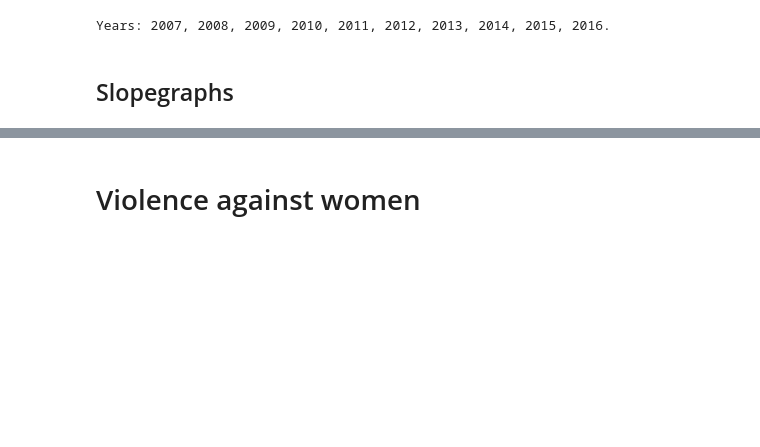
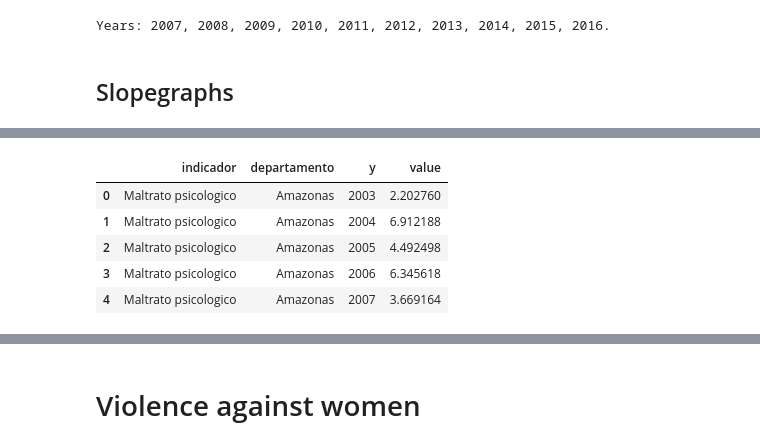
Before and after one commit to renato145/peru-stats, a Jupyter notebook: nbs/explore_inei_series_vars.ipynb, the cells around one changed output, grey strips where cells are left out. Cells and saved outputs as stored; diff of their text form; code cells hidden in the pictures; blank space fills up the shorter version.

```diff
--- a/nbs/explore_inei_series_vars.ipynb
+++ b/nbs/explore_inei_series_vars.ipynb
@@ -155,0 +147,14 @@ chart
+# %%
+year = 2016
+unidad = 'casos por cada 10,000 habitantes'
+df_v = inei_series.get_data_series(df, violence_vars, ratio_by=inei_series.FLDS_POPULATION,
+                                   ratio_desc=unidad, ratio_mult=10_000)
+df_v = format_names(df_v).drop(['unidad', 'quantity', 'total'], axis=1)
+df_v.head()
+# %% [output]
+|  | indicador | departamento | y | value |
+| 0 | Maltrato psicologico | Amazonas | 2003 | 2.202760 |
+| 1 | Maltrato psicologico | Amazonas | 2004 | 6.912188 |
+| 2 | Maltrato psicologico | Amazonas | 2005 | 4.492498 |
+| 3 | Maltrato psicologico | Amazonas | 2006 | 6.345618 |
+| 4 | Maltrato psicologico | Amazonas | 2007 | 3.669164 |
```
Also changed, not shown: parts of 5 cells of this notebook, 3 other files.
